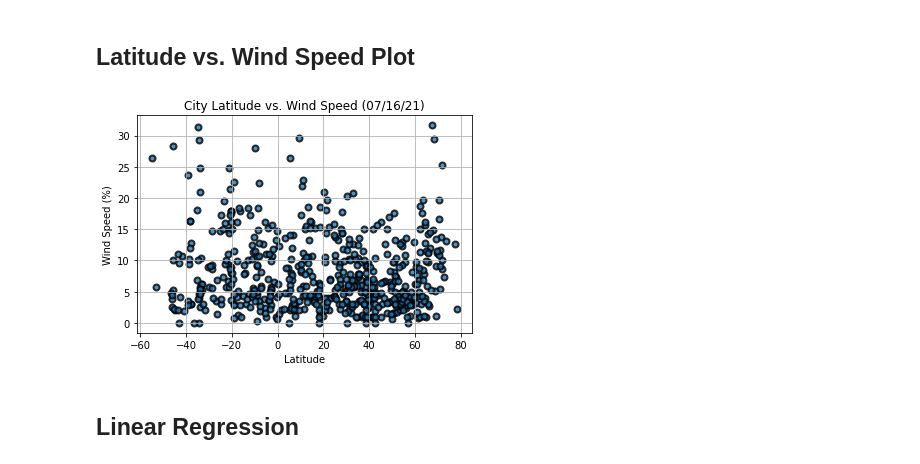
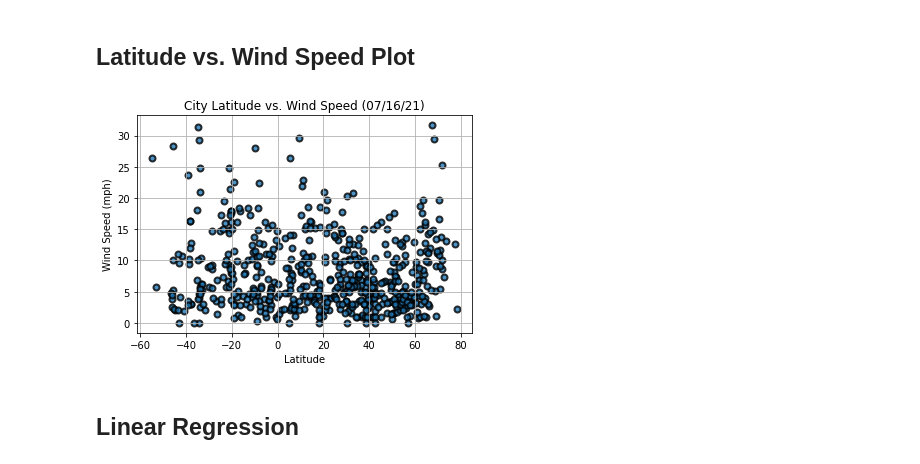
Before and after one commit to OnyNwosu/PythonAPI-Challenge, a Jupyter notebook: Instructions/WeatherPy/WeatherPy.ipynb, the cells around one changed output. Drawn from its saved outputs; the diff is of its cells as text; code cells hidden in the pictures.

```diff
--- a/Instructions/WeatherPy/WeatherPy.ipynb
+++ b/Instructions/WeatherPy/WeatherPy.ipynb
@@ -338,19 +344,19 @@ plt.show()
 # %%
 plt.scatter(city_data_df["Lat"],
             city_data_df["Wind Speed"],
             edgecolor="black", linewidths=2, marker="o",
             alpha=0.8, label="Cities")
 
 # Incorporate the other graph properties
 plt.title("City Latitude vs. Wind Speed (%s)" % time.strftime("%x"))
-plt.ylabel("Wind Speed (%)")
+plt.ylabel("Wind Speed (mph)")
 plt.xlabel("Latitude")
 plt.grid(True)
 
 # Save the figure
 plt.savefig("Latitude vs Wind Speed.png")
 
 # Show plot
 plt.show()
 # %% [output]
-[figure, old version]
+[figure, new version]
```
Also changed, not shown: parts of 4 cells of this notebook, 1 other file.
